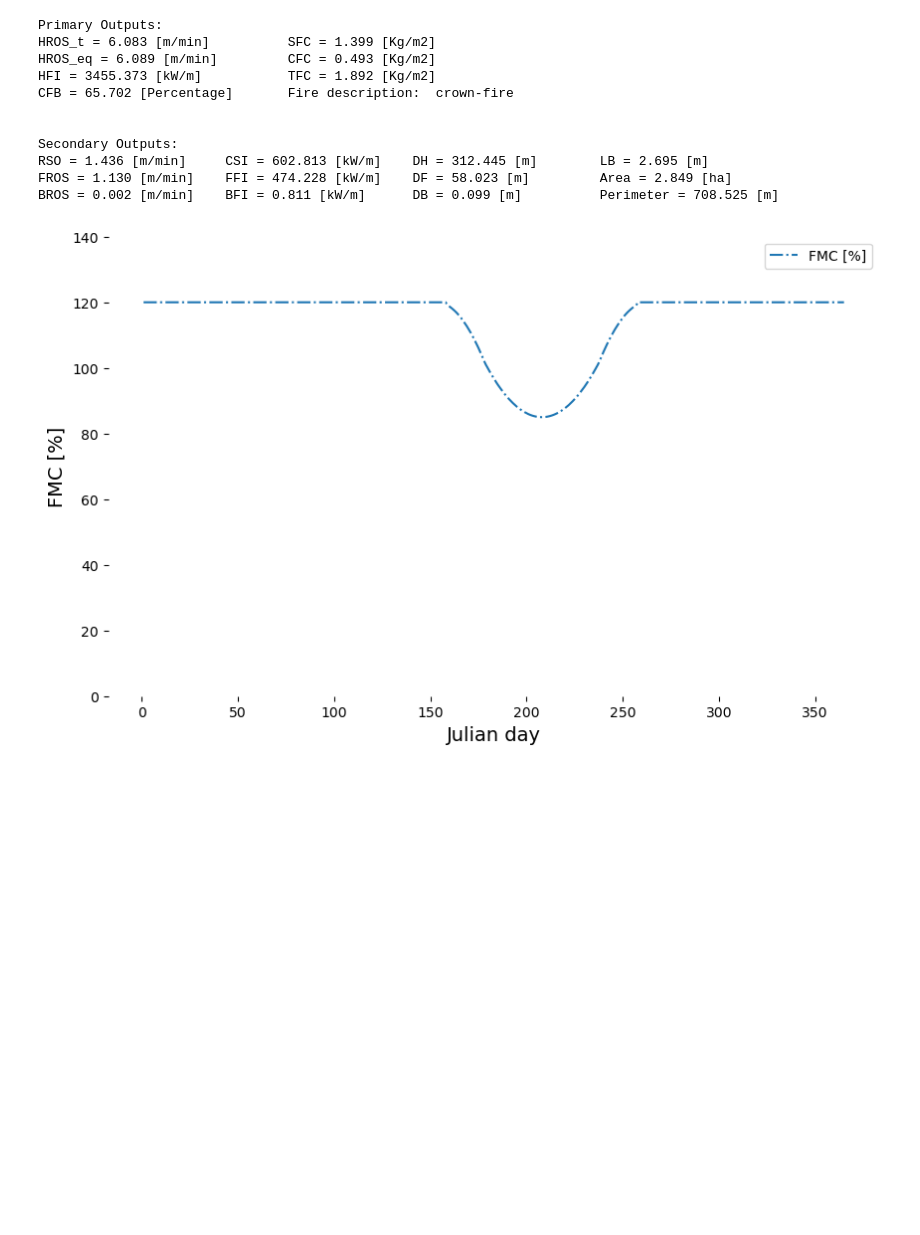
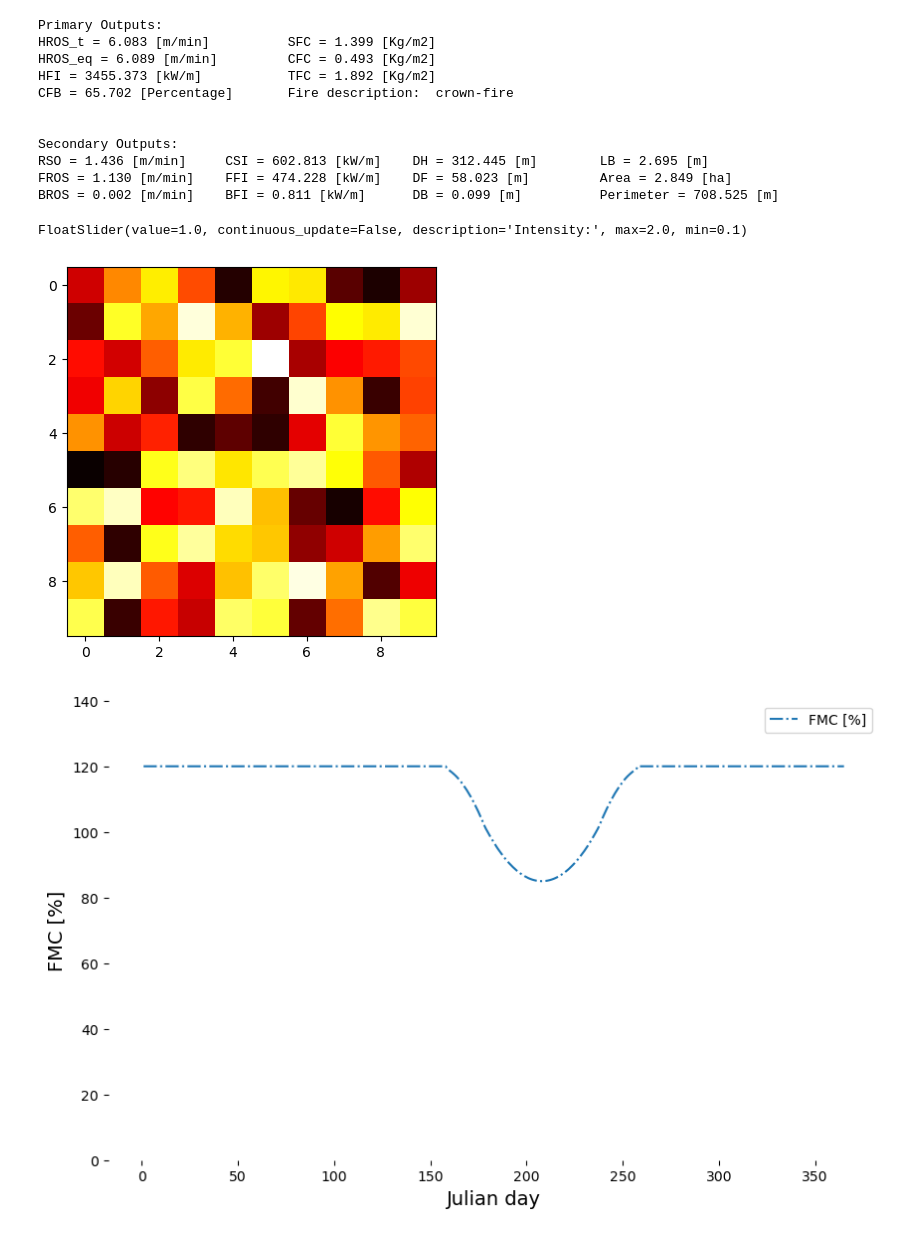
Before and after one commit to Sigggma/c2f-python, a Jupyter notebook: test python preliminar/main.ipynb, the cells around one changed output. Saved outputs shown, nothing was run; the diff lists cells and outputs as text; code cells hidden in the pictures; blank space fills up the shorter version.

```diff
--- a/test python preliminar/main.ipynb
+++ b/test python preliminar/main.ipynb
@@ -634,6 +634,58 @@ Secondary Outputs:
 RSO = 1.436 [m/min]     CSI = 602.813 [kW/m]    DH = 312.445 [m]        LB = 2.695 [m]
 FROS = 1.130 [m/min]    FFI = 474.228 [kW/m]    DF = 58.023 [m]         Area = 2.849 [ha]
 BROS = 0.002 [m/min]    BFI = 0.811 [kW/m]      DB = 0.099 [m]          Perimeter = 708.525 [m]
+# %%
+import numpy as np
+import matplotlib.pyplot as plt
+from matplotlib.animation import FuncAnimation
+from matplotlib.widgets import Slider
+
+# Ajusta el tamaño de la figura para acomodar las barras deslizantes
+plt.subplots_adjust(left=0.1, bottom=0.3)
+
+# Parámetros iniciales
+time_steps = 30  # Número de pasos de tiempo
+grid_size = 9   # Tamaño de la cuadrícula
+intensity_coefficient = 1.0  # Coeficiente de intensidad inicial
+
+# Generar un estado inicial del fuego
+data = np.random.rand(grid_size, grid_size)
+
+fig, ax = plt.subplots()
+plt.subplots_adjust(bottom=0.25)
+plot = plt.imshow(data, cmap='hot', interpolation='nearest')
+
+# Crear los ejes de las barras deslizantes y las barras deslizantes
+axcolor = 'lightgoldenrodyellow'
+ax_intensity = plt.axes([0.25, 0.1, 0.65, 0.03], facecolor=axcolor)
+
+slider_intensity = Slider(ax=ax_intensity, label='Intensity Coefficient',
+                          valmin=0.1, valmax=2.0, valinit=intensity_coefficient)
+
+# Función para actualizar los datos basados en el coeficiente de intensidad
+def update_data(val):
+    global data
+    intensity_coefficient = slider_intensity.val
+    data = np.random.rand(grid_size, grid_size) * intensity_coefficient
+    plot.set_data(data)
+    fig.canvas.draw_idle()
+
+# Función de animación que se llama en cada cuadro de la animación
+def animate(i):
+    global data
+    data = np.random.rand(grid_size, grid_size) * slider_intensity.val
+    plot.set_data(data)
+
+# Vincular la barra deslizante al cambio de parámetros
+slider_intensity.on_changed(update_data)
+
+# Crear la animación
+ani = FuncAnimation(fig, animate, frames=np.arange(1, 100), interval=200, blit=False)
+
+plt.show()
+# %% [output]
+FloatSlider(value=1.0, continuous_update=False, description='Intensity:', max=2.0, min=0.1)
+[figure, added]
 # %%
 import matplotlib.pyplot as plt
 import numpy as np
```
Also changed, not shown: parts of 1 cell of this notebook.
